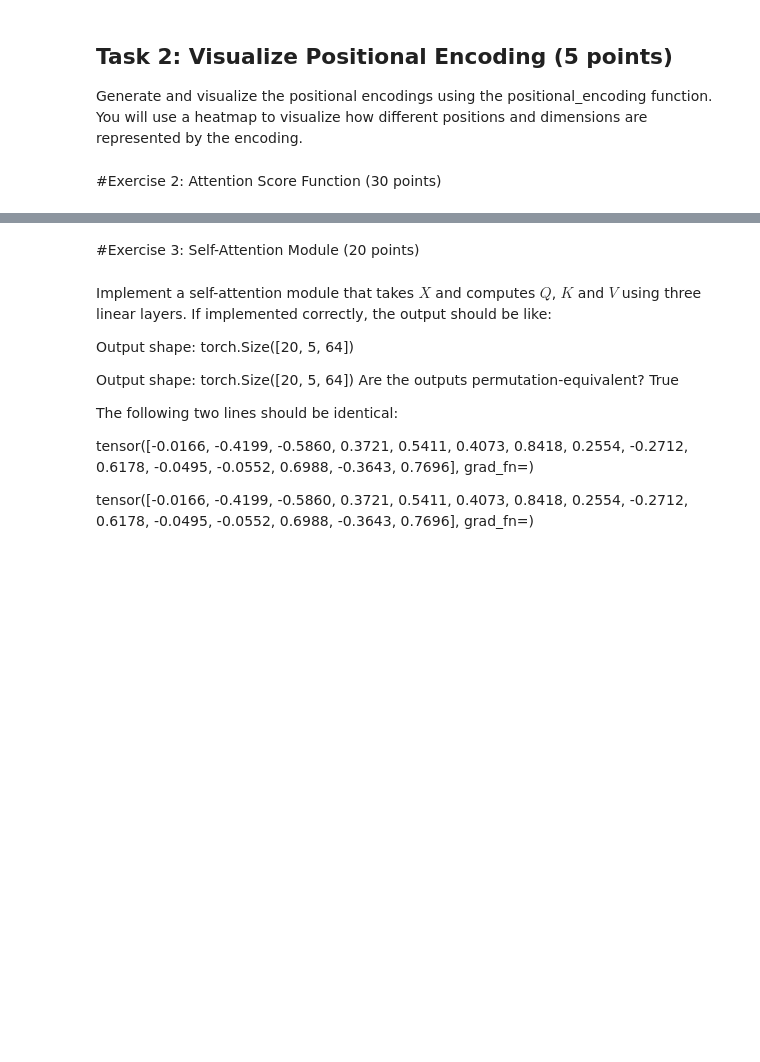
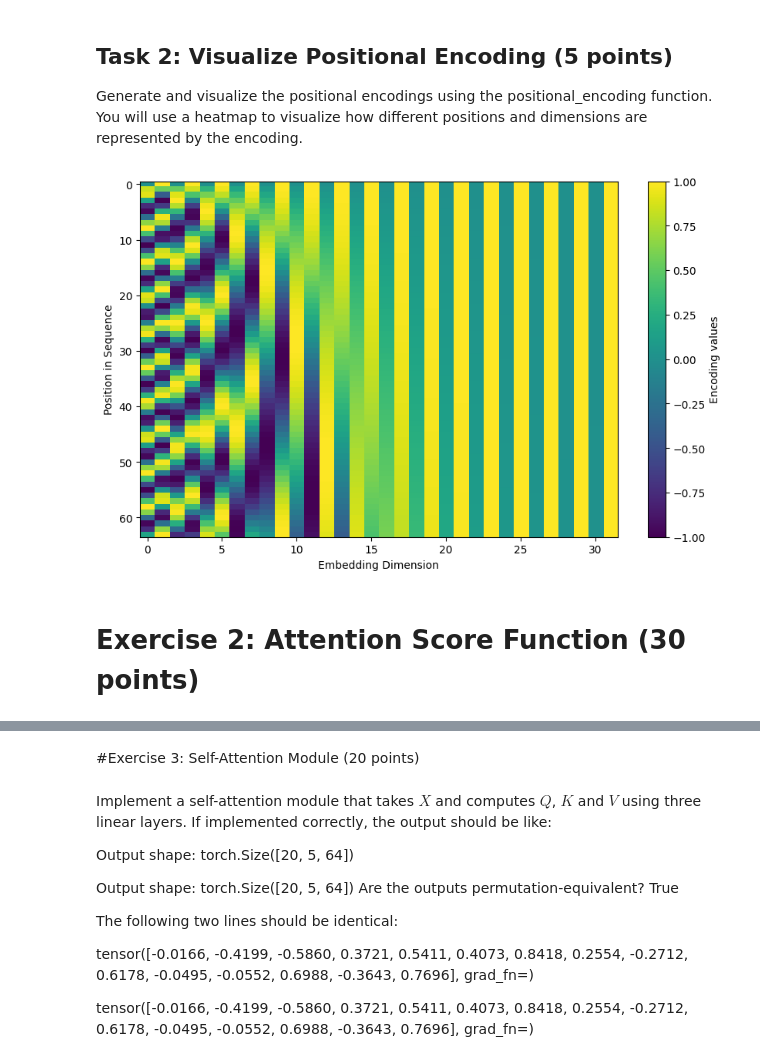
Before and after one commit to jung1230/Artificial_Intelligence, a Jupyter notebook: Assignment/Assignment_04/exercise.ipynb, the cells around one changed output, grey strips where cells are left out. Saved outputs shown, nothing was run; the diff lists cells and outputs as text; code cells hidden in the pictures; blank space fills up the shorter version.

```diff
--- a/Assignment/Assignment_04/exercise.ipynb
+++ b/Assignment/Assignment_04/exercise.ipynb
@@ -40,7 +40,7 @@ Word Embeddings with Positional Encoding:
 # %%
 class PositionalEncoding:
     def __init__(self, d_model, max_len):
-        self.d_model = d_model
+        self.d_model = d_model # the dimension of the encoded vector
         self.max_len = max_len
         self.positional_encoding = self._get_positional_encoding()
 
@@ -49,6 +49,17 @@ class PositionalEncoding:
         Generate a matrix where each row corresponds to the positional encoding for a position.
         """
         # <YOUR CODE HERE>
+
+        # initialization
+        PE = torch.zeros(self.max_len, self.d_model)
+        position = torch.arange(0, self.max_len, dtype=torch.float).unsqueeze(1) # [0 ~ maxlength]. unsqueeze make its shape (max_len, 1)
+        divisor = torch.pow(10000, torch.arange(0, self.d_model, 2).float() / self.d_model) # torch.pow can handle tensors, while math can only works with scaler
+
+        # cal
+        PE[:, 0: :2] = torch.sin(position / divisor) # [start : stop : step]
+        PE[:, 1: :2] = torch.cos(position / divisor)
+        PE = PE.unsqueeze(0)  # Add q new dimension for broadcasting (e.g. [[1, 2, 3], [4, 5, 6]] --> [[[1, 2, 3], [4, 5, 6]]])
+        return PE
 
         # <END YOUR CODE>
 
@@ -71,6 +82,8 @@ def add_positional_encoding(word_embeddings, positional_encodings):
     """
     # <YOUR CODE HERE>
 
+    return word_embeddings + positional_encodings
+
     # <END YOUR CODE>
 
 # Test positional encoding on a sample embedding
@@ -98,16 +119,33 @@ Generate and visualize the positional encodings using the positional_encoding fu
 # %%
 def visualize_positional_encoding(PE):
     plt.figure(figsize=(10, 6))
     plt.imshow(PE, aspect='auto', cmap='viridis')
     plt.colorbar(label="Encoding values")
     plt.xlabel("Embedding Dimension")
     plt.ylabel("Position in Sequence")
     plt.show()
 
 # Visualize for a sequence of length 64 and embedding size 32
 # <YOUR CODE HERE>
 
+seq_len = 64
+d_model = 32
+
+# Create Positional Encoding instance
+pos_enc = PositionalEncoding(d_model, seq_len)
+
+# Get positional encoding
+positional_encodings = pos_enc.get_encoding()
+
+visualize_positional_encoding(positional_encodings[0].detach().numpy()) # [0] to show the first patch. When you call detach(), you create a new tensor that shares the same data but
+                                                                        # is not tracked by the autograd system. Detaching is important because if the
+                                                                        # tensor still requires gradients, you cannot convert it to a NumPy array directly
+                                                                        # as NumPy arrays do not support gradients. NumPy array can then be used for
+                                                                        # various purposes, such as plotting or analysis
+
 # <END YOUR CODE>
+# %% [output]
+[figure, added]
 # %% [markdown]
-#Exercise 2: Attention Score Function (30 points)
+# Exercise 2: Attention Score Function (30 points)
 # %% [markdown]
```
Also changed, not shown: parts of 11 cells of this notebook, 3 other files.
